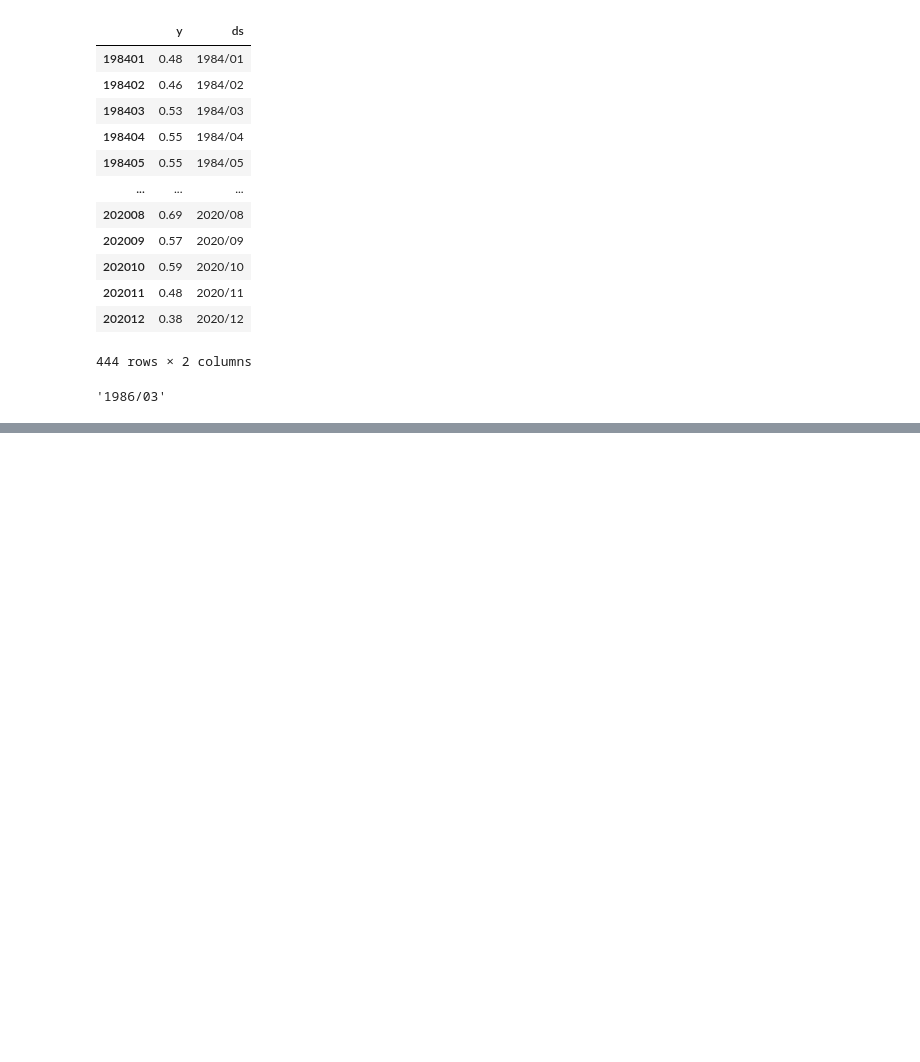
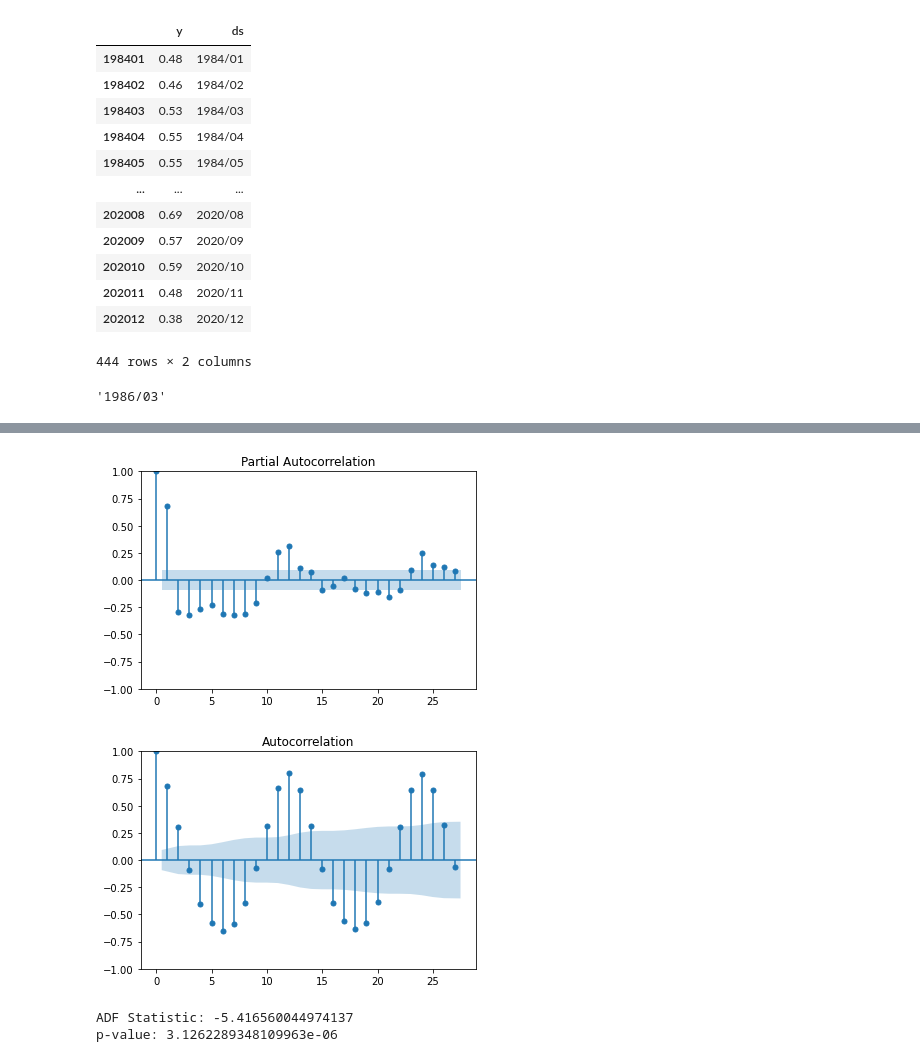
Before and after one commit to Solar-Wind-ML-DIRECT-2022-Project/2022-Project-Repo, a Jupyter notebook: SERF/SERF.ipynb, the cells around one changed output, grey strips where cells are left out. Cells and saved outputs as stored; diff of their text form; code cells hidden in the pictures; blank space fills up the shorter version.

```diff
--- a/SERF/SERF.ipynb
+++ b/SERF/SERF.ipynb
@@ -209,0 +229,13 @@ ax.legend()
+# %%
+plot_pacf(Prophetdf['y']);
+plot_acf(Prophetdf['y']);
+# %% [output]
+[figure, added]
+[figure, added]
+# %%
+ad_fuller_result = adfuller(Prophetdf['y'])
+print(f'ADF Statistic: {ad_fuller_result[0]}')
+print(f'p-value: {ad_fuller_result[1]}')
+# %% [output]
+ADF Statistic: -5.416560044974137
+p-value: 3.1262289348109963e-06
```
Also changed, not shown: parts of 10 cells of this notebook.
